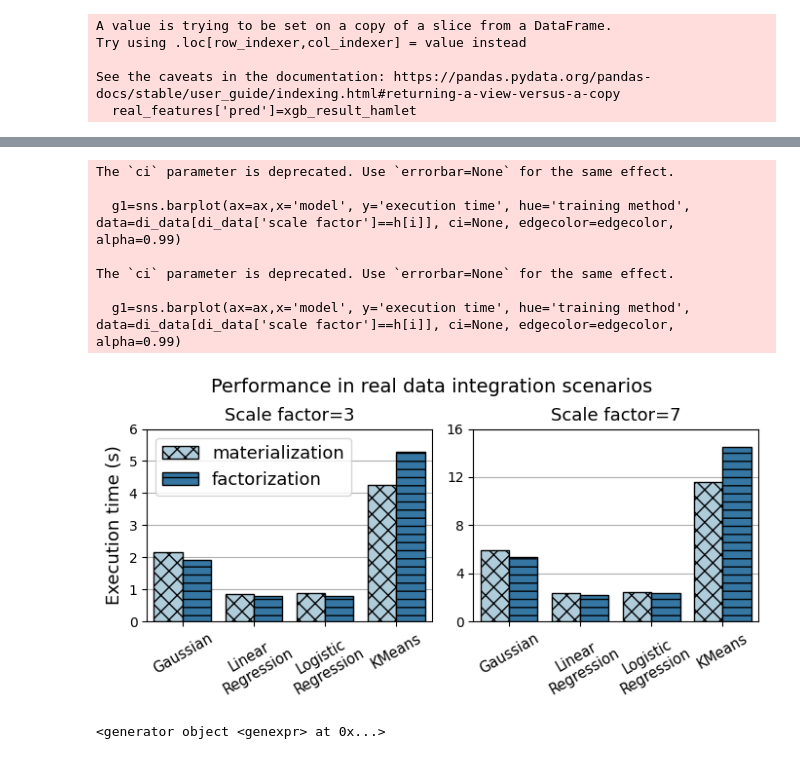
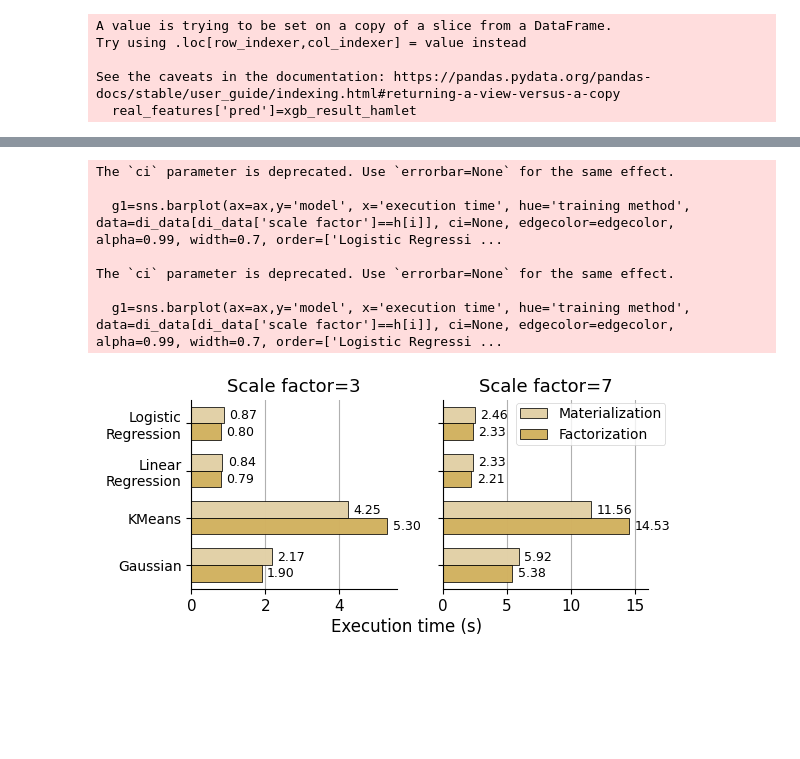
Before and after one commit to amademicnoboday12/EDBT24_122, a Jupyter notebook: paper/results/sigmod_exp_icde.ipynb, the cells around one changed output, grey strips where cells are left out. Cells and saved outputs as stored; diff of their text form; code cells hidden in the pictures; blank space fills up the shorter version.

```diff
--- a/paper/results/sigmod_exp_icde.ipynb
+++ b/paper/results/sigmod_exp_icde.ipynb
@@ -383,32 +382,30 @@ insight_1=[['True-Negative','False-Positive','False-Negative','True-Positive','T
 insight_1=pd.DataFrame(insight_1).T
 insight_1.columns=['model','value','metrics']
 sns.set_palette('Paired')
-fig,ax=plt.subplots(1,1,figsize=(6,3))
-sns.barplot(ax=ax,x='model',y='value',hue='metrics',data=insight_1, edgecolor=edgecolor)
+fig,ax=plt.subplots(1,1,figsize=(fig_width,2.5))
+sns.barplot(ax=ax,x='model',y='value',hue='metrics',data=insight_1, edgecolor=edgecolor, width=0.7, palette=sns.light_palette('#7aa66b', n_colors=3)[1:])
 ax.set_xlabel('Category in confusion matrix')
 for i in ax.containers:
-    ax.bar_label(i,)
+    ax.bar_label(i,fmt='%.2f', fontsize=9)
 ax.set_ylim(0,1.6)
 
 legends=[]
-for bar, pattern, label in zip(ax.containers, hatch_patterns, ['percentage', 'avg speedup']):
+for bar, pattern, label in zip(ax.containers, ['..', '\\\\'], ['percentage', 'average\nspeedup']):
     plt.setp(bar, hatch=pattern)
     barinfo = bar.patches[0]
     legends.append(mpatches.Patch(facecolor=barinfo.get_facecolor(), label=label, edgecolor=barinfo.get_edgecolor(), hatch=barinfo.get_hatch()))
 
-ax.set_ylabel(ax.get_ylabel(), fontsize=12)
-ax.set_xlabel(ax.get_xlabel(), fontsize=12)
 ax.grid(axis='y')
 ax.set_axisbelow(True)
-ax.set_yticks([0,0.3,0.6,0.9,1.2,1.5])
+# ax.set_yticks([0,0.3,0.6,0.9,1.2,1.5])
 ax.set_ylim([0,1.6])
+ax.set_xticklabels([label.get_text().replace('-', '-\n') for label in ax.get_xticklabels()], rotation=0)
+ax.set_ylabel("Value")
 
-for label in ax.xaxis.get_ticklabels():
-    label.set_fontsize(11)
-
-ax.legend(handles=legends, fontsize=11, title='metrics', title_fontsize=12)
+ax.legend(handles=legends, title='metrics', loc='center left', bbox_to_anchor=(1, 0.5))
 
 fig.tight_layout()
 
 fig.savefig("figures/new_cf.pdf",bbox_inches='tight')
+plt.show()
 # %% [output]
@@ -721,56 +661,56 @@ data=[['scale factor','model','execution time','training method'],
 ]
 di_data=pd.DataFrame(data[1:],columns=data[0])
 di_data=di_data[['scale factor','model','execution time','training method']]
 palette=['#a6cee3','#1f78b4','#b2df8a']
 sns.set_palette('Paired')
 
-fig, axes = plt.subplots(1, 2, sharey=False, figsize=(7,3.5))
+fig, axes = plt.subplots(1, 2, sharey=False, figsize=(fig_width,3.0))
 h=[3,7]
 j=0
 edgecolor='black'
 for i in range(2):
     ax = axes[i]
-    g1=sns.barplot(ax=ax,x='model', y='execution time', hue='training method', data=di_data[di_data['scale factor']==h[i]], ci=None, edgecolor=edgecolor, alpha=0.99)
+    g1=sns.barplot(ax=ax,y='model', x='execution time', hue='training method', data=di_data[di_data['scale factor']==h[i]], ci=None, edgecolor=edgecolor, alpha=0.99, width=0.7, order=['Logistic Regression', 'Linear Regression', 'KMeans', "Gaussian"], palette=sns.light_palette("#e5ba4e", n_colors=3)[1:])
     # axes[i][j].set_title('Speedup of Different Operators for Different CR Intervals')
     legends=[]
-    for bar, pattern, label in zip(g1.containers, hatch_patterns, ['materialization', 'factorization']):
+    for bar, pattern, label in zip(g1.containers, ['', ''], ['Materialization', 'Factorization']):
         plt.setp(bar, hatch=pattern)
         barinfo = bar.patches[0]
         legends.append(mpatches.Patch(facecolor=barinfo.get_facecolor(), label=label, edgecolor=barinfo.get_edgecolor(), hatch=barinfo.get_hatch()))
-
-    ax.set_xticklabels([label.get_text().replace(' ', '\n') for label in ax.get_xticklabels()], rotation=30)
-    ax.set_xlabel('')
-    ax.set_title(f'Scale factor={h[i]}', fontsize=13)
-    ax.set_ylabel('Execution time (s)', fontsize=13)
-    ax.grid(axis='y')
+    ax.set_ylabel('')
+    ax.set_title(f'Scale factor={h[i]}',)
+    ax.grid(axis='x')
     ax.set_axisbelow(True)
 
-    for label in ax.xaxis.get_ticklabels():
-        label.set_fontsize(10.5)
+
 
     if i==0:
-        ax.set_ylim(0,6)
-        ax.legend(handles=legends, fontsize=13)
+        ax.set_xlabel('Execution time (s)')
+        ax.xaxis.set_label_coords(1.05, -0.15)
+        # ax.set_xlim(0,6)
+        ax.set_yticklabels([label.get_text().replace(' ', '\n') for label in ax.get_yticklabels()])
+        ax.get_legend().remove()
     else:
-        ax.set_ylim(0,16)
-        ax.set_yticks([0, 4,8,12,16])
-        ax.get_legend().remove()
-        ax.yaxis.label.set_text('')
+        ax.legend(handles=legends, loc='upper right',  bbox_to_anchor=(1.1, 1.0), fontsize=10)
+        ax.set_xlabel('')
+        ax.set_xlim(0,16)
+        # ax.set_yticks([0, 4,8,12,16])
+        ax.set_yticklabels([])
+
+
+    for i in ax.containers:
+        ax.bar_label(i,fmt='%.2f', fontsize=9, padding=4)
 
 fig.tight_layout()
-fig.suptitle('Performance in real data integration scenarios', fontsize=14)
-fig.subplots_adjust(top=0.83)
+# fig.subplots_adjust(top=0.83)
 fig.savefig("figures/TPC-DI.pdf",bbox_inches='tight')
+plt.show()
 # %% [output]
 The `ci` parameter is deprecated. Use `errorbar=None` for the same effect.
 
-  g1=sns.barplot(ax=ax,x='model', y='execution time', hue='training method', data=di_data[di_data['scale factor']==h[i]], ci=None, edgecolor=edgecolor, alpha=0.99)
+  g1=sns.barplot(ax=ax,y='model', x='execution time', hue='training method', data=di_data[di_data['scale factor']==h[i]], ci=None, edgecolor=edgecolor, alpha=0.99, width=0.7, order=['Logistic Regressi ...
 
 The `ci` parameter is deprecated. Use `errorbar=None` for the same effect.
 
-  g1=sns.barplot(ax=ax,x='model', y='execution time', hue='training method', data=di_data[di_data['scale factor']==h[i]], ci=None, edgecolor=edgecolor, alpha=0.99)
+  g1=sns.barplot(ax=ax,y='model', x='execution time', hue='training method', data=di_data[di_data['scale factor']==h[i]], ci=None, edgecolor=edgecolor, alpha=0.99, width=0.7, order=['Logistic Regressi ...
-[figure, old version]
+[figure, new version]
-# %%
-hatch_patterns
-# %% [output]
-<generator object <genexpr> at 0x...>
```
Also changed, not shown: parts of 25 cells of this notebook.
